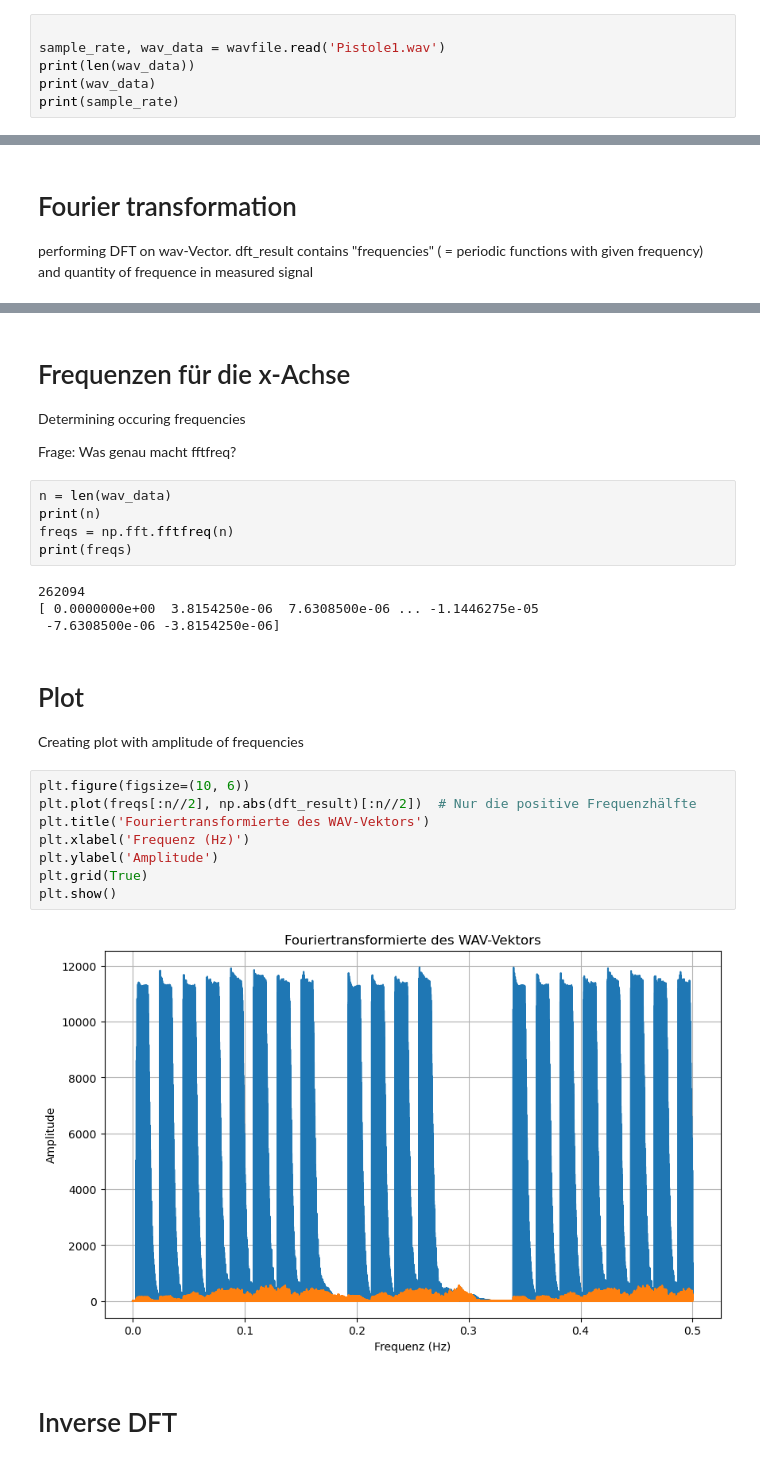
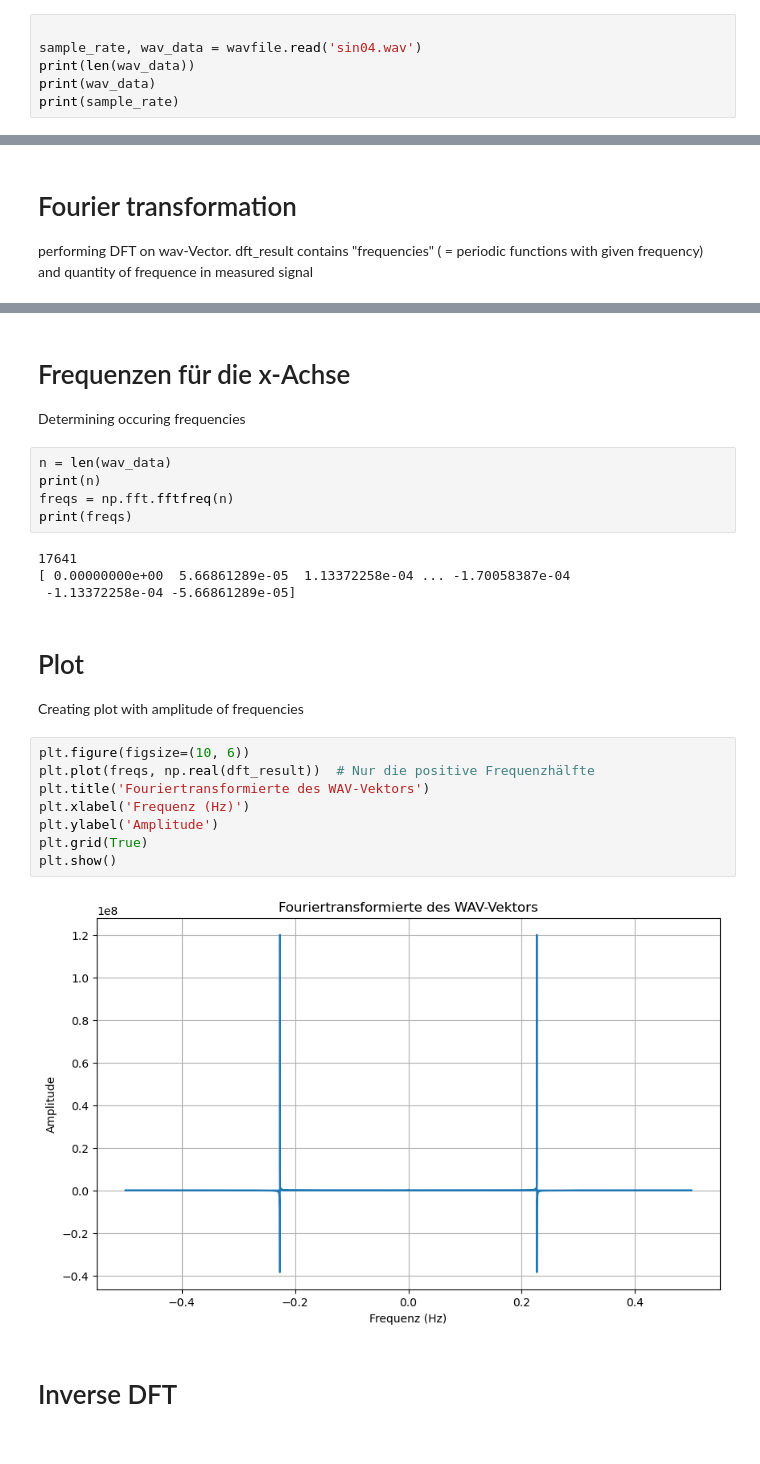
Before and after one commit to Splines/fourier-analysis-basics, a Jupyter notebook: src/DFT.ipynb, the cells around one changed output, grey strips where cells are left out. Cells and saved outputs as stored; diff of their text form.

```diff
--- a/src/DFT.ipynb
+++ b/src/DFT.ipynb
@@ -28,7 +28,7 @@ Vector containing air pressure differences at different (discrete) time steps
 Sample rate says how many samples per second the .wav-file contains (normally 44100)
 # %%
 
-sample_rate, wav_data = wavfile.read('Pistole1.wav')
+sample_rate, wav_data = wavfile.read('sin04.wav')
 print(len(wav_data))
 print(wav_data)
 print(sample_rate)
@@ -62,31 +55,29 @@ print(dft_result)
 # Frequenzen für die x-Achse
 
 Determining occuring frequencies
-
-Frage: Was genau macht fftfreq?
 # %%
 n = len(wav_data)
 print(n)
 freqs = np.fft.fftfreq(n)
 print(freqs)
 # %% [output]
-262094
-[ 0.0000000e+00  3.8154250e-06  7.6308500e-06 ... -1.1446275e-05
- -7.6308500e-06 -3.8154250e-06]
+17641
+[ 0.00000000e+00  5.66861289e-05  1.13372258e-04 ... -1.70058387e-04
+ -1.13372258e-04 -5.66861289e-05]
 # %% [markdown]
 # Plot
 
 Creating plot with amplitude of frequencies
 # %%
 plt.figure(figsize=(10, 6))
-plt.plot(freqs[:n//2], np.abs(dft_result)[:n//2])  # Nur die positive Frequenzhälfte
+plt.plot(freqs, np.real(dft_result))  # Nur die positive Frequenzhälfte
 plt.title('Fouriertransformierte des WAV-Vektors')
 plt.xlabel('Frequenz (Hz)')
 plt.ylabel('Amplitude')
 plt.grid(True)
 plt.show()
 # %% [output]
-[figure, old version]
+[figure, new version]
 # %% [markdown]
 # Inverse DFT
 # %%
```
Also changed, not shown: parts of 5 cells of this notebook, 4 other files.
